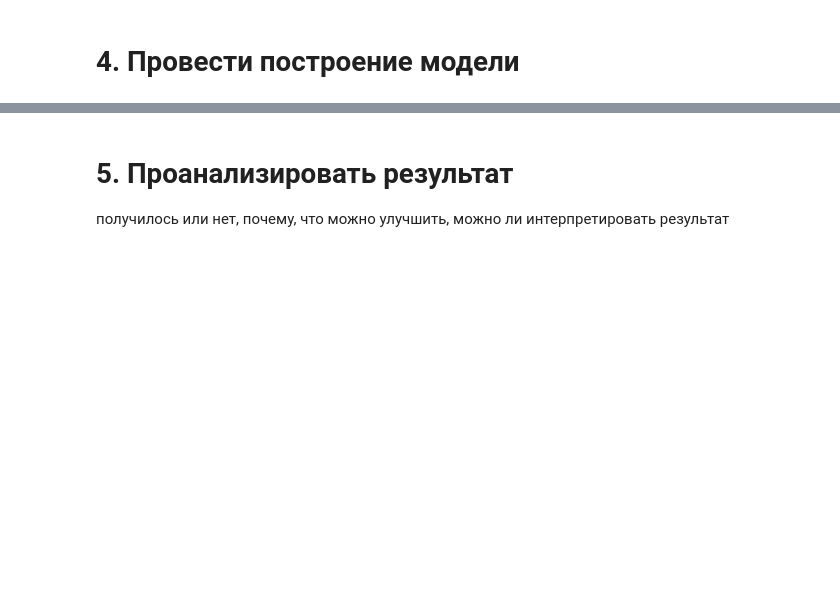
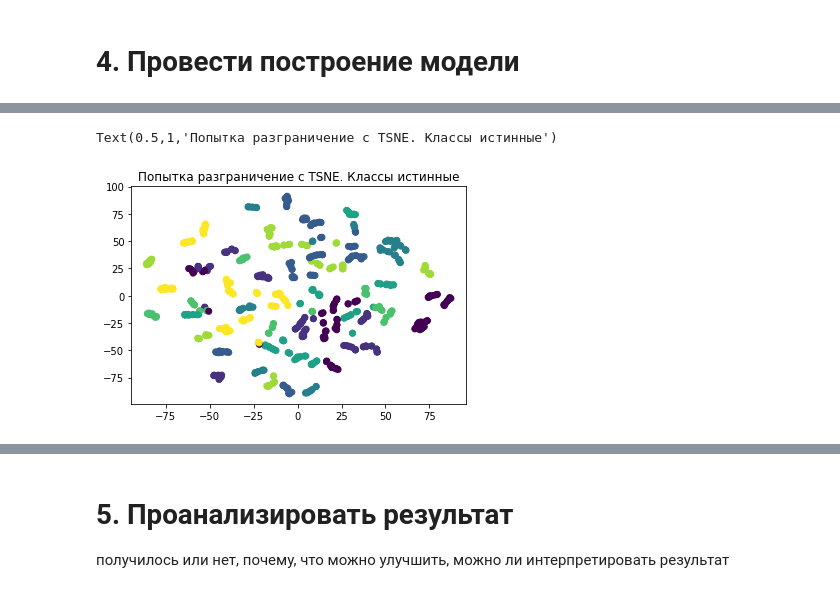
Before and after one commit to pyltsin/ipynb, a Jupyter notebook: otus/14 (dimred)/homework_dimred.ipynb, the cells around one changed output, grey strips where cells are left out. Saved outputs shown, nothing was run; the diff lists cells and outputs as text; code cells hidden in the pictures; blank space fills up the shorter version.

```diff
--- a/otus/14 (dimred)/homework_dimred.ipynb
+++ b/otus/14 (dimred)/homework_dimred.ipynb
@@ -138,0 +364,8 @@ seaborn.heatmap(corr,
+# %%
+tsne = TSNE(n_components=2, perplexity = 5)
+x_train_tsne = tsne.fit_transform(x_train)
+plt.scatter(x_train_tsne[:,0], x_train_tsne[:,1], c=y_train)
+plt.title('Попытка разграничение с TSNE. Классы истинные, perplexity = 5')
+# %% [output]
+Text(0.5,1,'Попытка разграничение с TSNE. Классы истинные')
+[figure, added]
```
Also changed, not shown: parts of 68 cells of this notebook.
